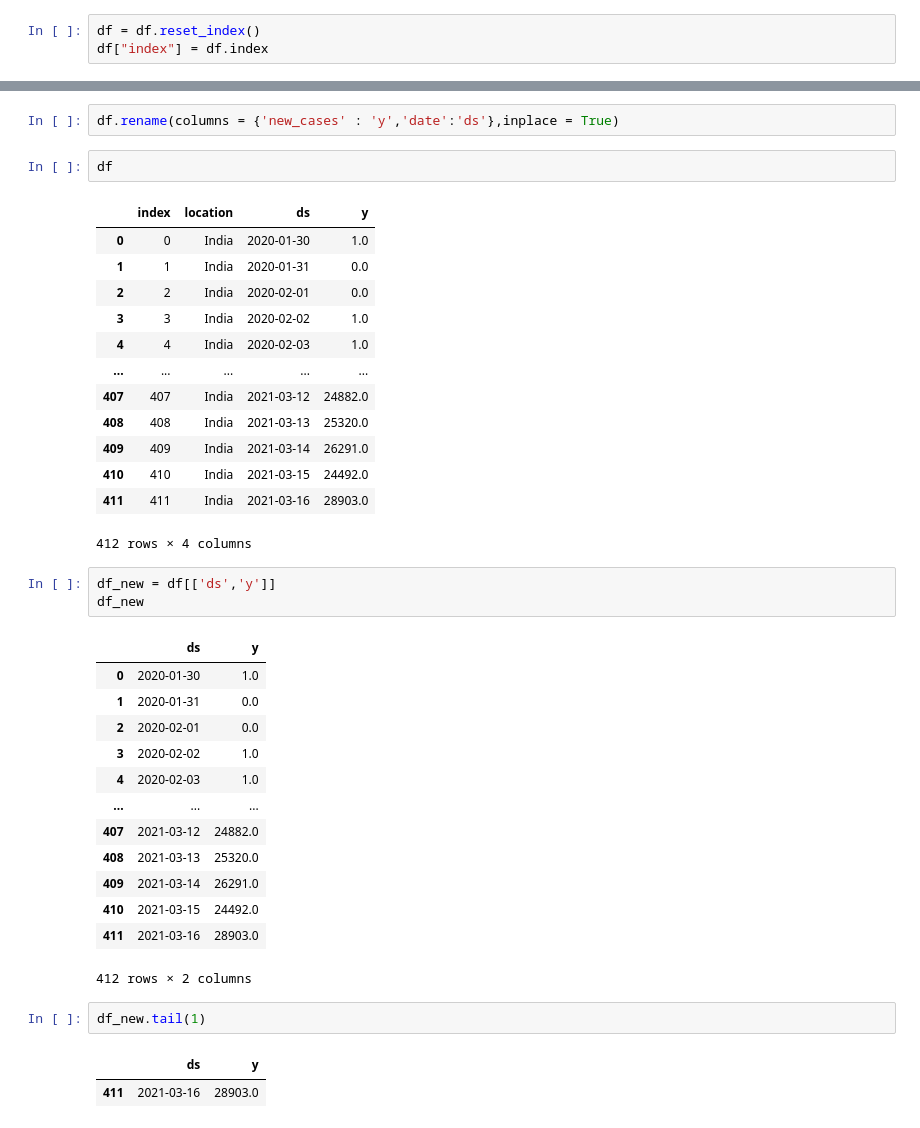
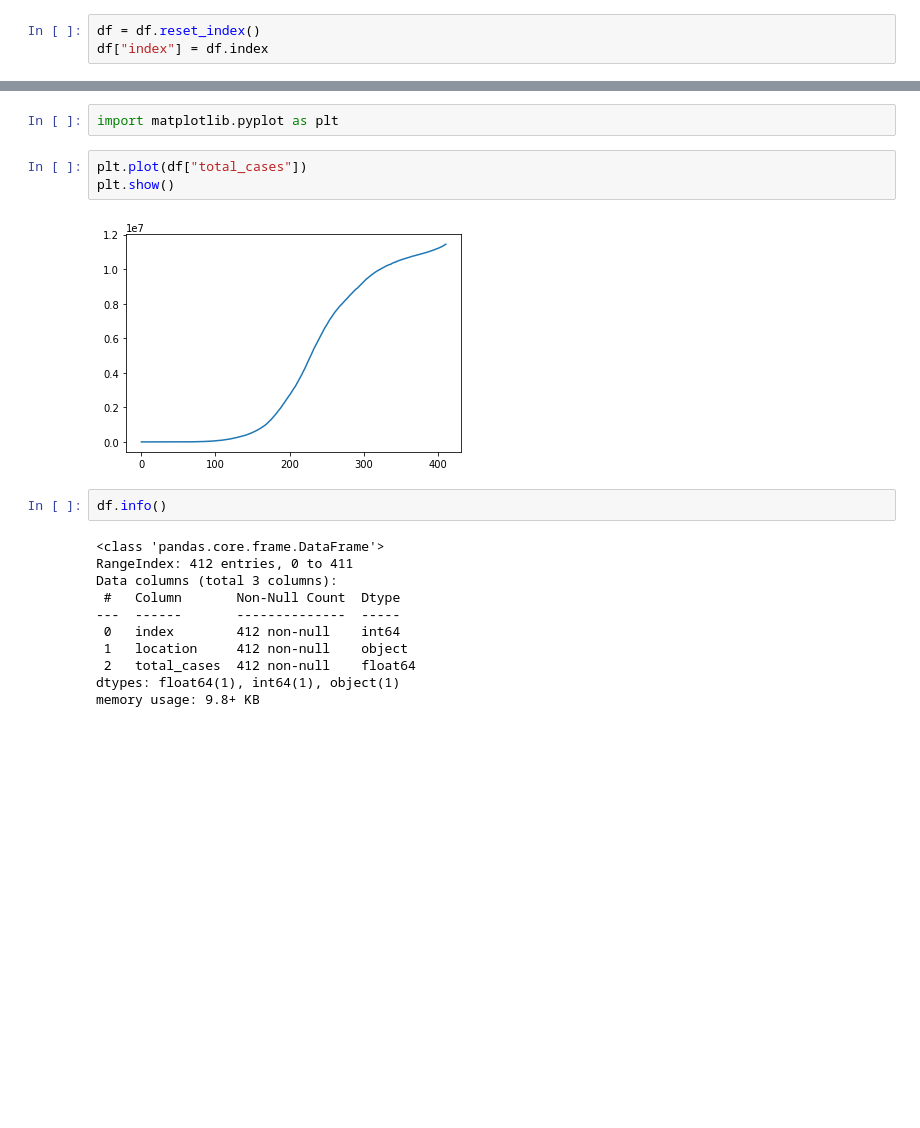
Before and after one commit to New2Coding678/Major-Project, a Jupyter notebook: Major_Project_DS_MAJOR_JAN_DS_01BM2.ipynb, the cells around one changed output, grey strips where cells are left out. Cells and saved outputs as stored; diff of their text form; blank space fills up the shorter version.

```diff
--- a/Major_Project_DS_MAJOR_JAN_DS_01BM2.ipynb
+++ b/Major_Project_DS_MAJOR_JAN_DS_01BM2.ipynb
@@ -81,40 +77,20 @@ df
-# %%
-df.rename(columns = {'new_cases' : 'y','date':'ds'},inplace = True)
+# %%
+import matplotlib.pyplot as plt
+# %%
+plt.plot(df["total_cases"])
+plt.show()
+# %% [output]
+[figure, added]
 # %%
-df
+df.info()
 # %% [output]
-|  | index | location | ds | y |
-| 0 | 0 | India | 2020-01-30 | 1.0 |
-| 1 | 1 | India | 2020-01-31 | 0.0 |
-| 2 | 2 | India | 2020-02-01 | 0.0 |
-| 3 | 3 | India | 2020-02-02 | 1.0 |
-| 4 | 4 | India | 2020-02-03 | 1.0 |
-| ... | ... | ... | ... | ... |
-| 407 | 407 | India | 2021-03-12 | 24882.0 |
-| 408 | 408 | India | 2021-03-13 | 25320.0 |
-| 409 | 409 | India | 2021-03-14 | 26291.0 |
-| 410 | 410 | India | 2021-03-15 | 24492.0 |
-| 411 | 411 | India | 2021-03-16 | 28903.0 |
-412 rows × 4 columns
+<class 'pandas.core.frame.DataFrame'>
+RangeIndex: 412 entries, 0 to 411
+Data columns (total 3 columns):
+ #   Column       Non-Null Count  Dtype
+---  ------       --------------  -----
+ 0   index        412 non-null    int64
+ 1   location     412 non-null    object
+ 2   total_cases  412 non-null    float64
+dtypes: float64(1), int64(1), object(1)
+memory usage: 9.8+ KB
-# %%
-df_new = df[['ds','y']]
-df_new
-# %% [output]
-|  | ds | y |
-| 0 | 2020-01-30 | 1.0 |
-| 1 | 2020-01-31 | 0.0 |
-| 2 | 2020-02-01 | 0.0 |
-| 3 | 2020-02-02 | 1.0 |
-| 4 | 2020-02-03 | 1.0 |
-| ... | ... | ... |
-| 407 | 2021-03-12 | 24882.0 |
-| 408 | 2021-03-13 | 25320.0 |
-| 409 | 2021-03-14 | 26291.0 |
-| 410 | 2021-03-15 | 24492.0 |
-| 411 | 2021-03-16 | 28903.0 |
-412 rows × 2 columns
-# %%
-df_new.tail(1)
-# %% [output]
-|  | ds | y |
-| 411 | 2021-03-16 | 28903.0 |
```
Also changed, not shown: parts of 17 cells of this notebook.
